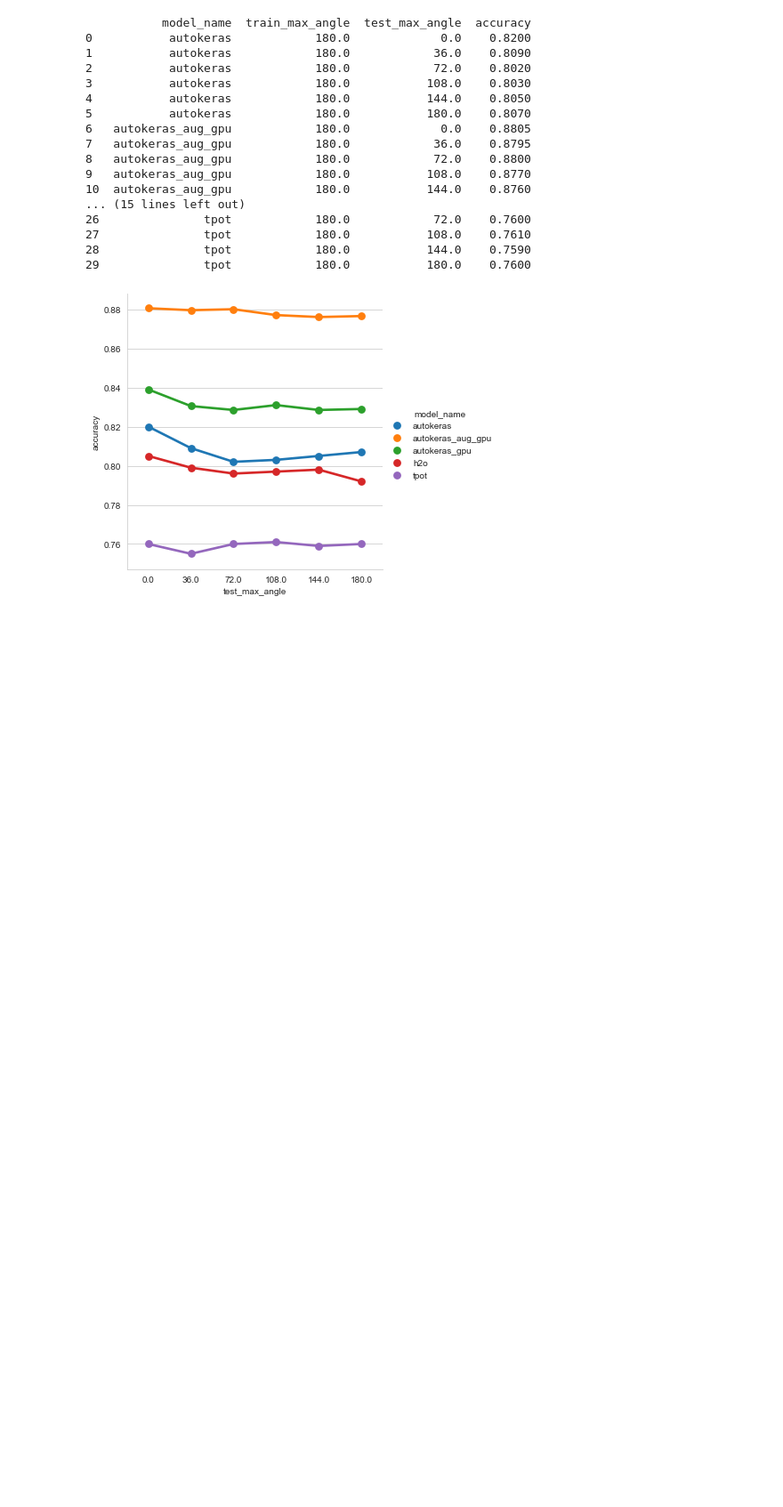
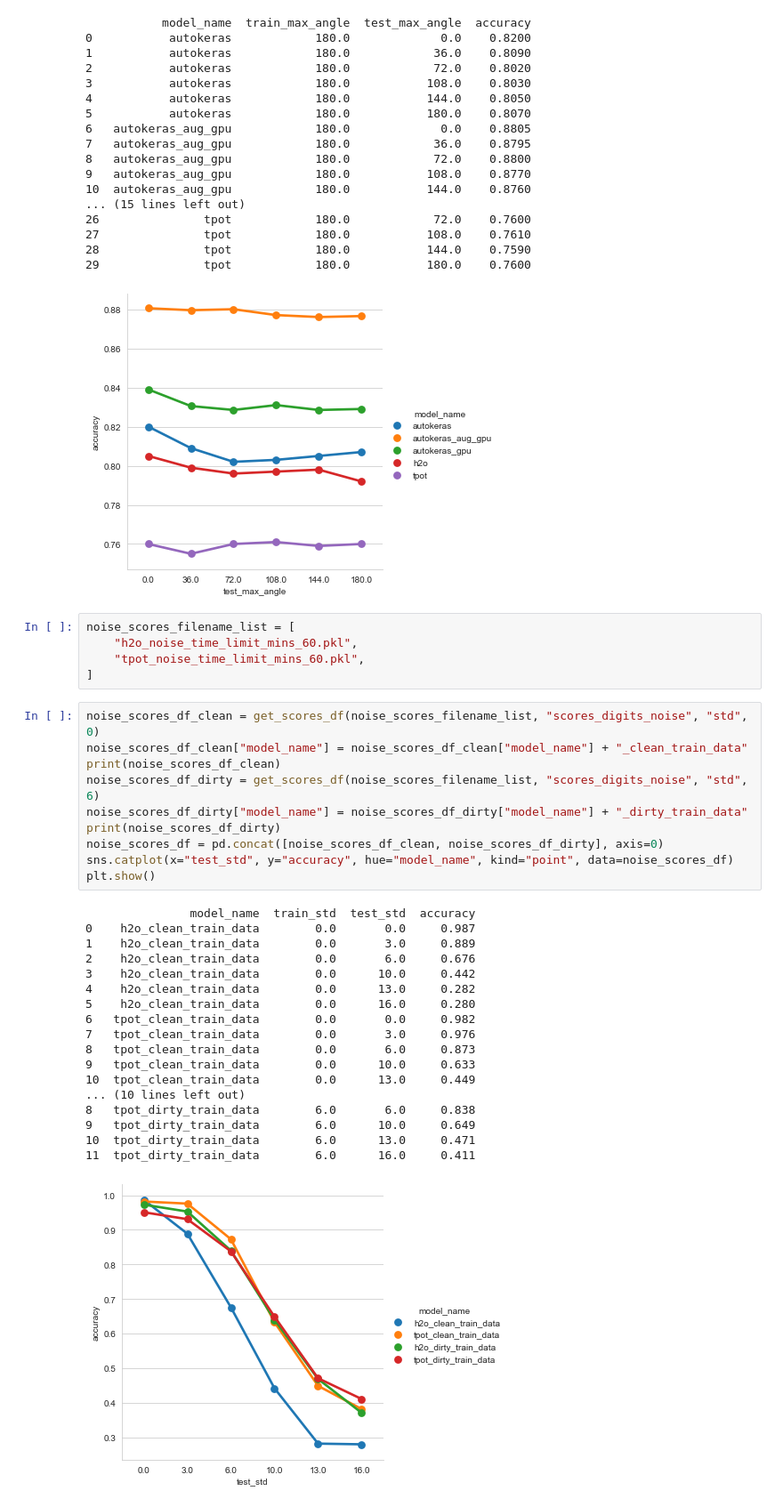
Before and after one commit to thalvari/AutoML_comparison, a Jupyter notebook: accuracy_plotting.ipynb, the cells around one changed output. Shown at 89% size. Saved outputs shown, nothing was run; the diff lists cells and outputs as text; blank space fills up the shorter version.

```diff
--- a/accuracy_plotting.ipynb
+++ b/accuracy_plotting.ipynb
@@ -133,3 +133,37 @@ plt.show()
 28               tpot            180.0           144.0    0.7590
 29               tpot            180.0           180.0    0.7600
 [figure]
+# %%
+noise_scores_filename_list = [
+    "h2o_noise_time_limit_mins_60.pkl",
+    "tpot_noise_time_limit_mins_60.pkl",
+]
+# %%
+noise_scores_df_clean = get_scores_df(noise_scores_filename_list, "scores_digits_noise", "std", 0)
+noise_scores_df_clean["model_name"] = noise_scores_df_clean["model_name"] + "_clean_train_data"
+print(noise_scores_df_clean)
+noise_scores_df_dirty = get_scores_df(noise_scores_filename_list, "scores_digits_noise", "std", 6)
+noise_scores_df_dirty["model_name"] = noise_scores_df_dirty["model_name"] + "_dirty_train_data"
+print(noise_scores_df_dirty)
+noise_scores_df = pd.concat([noise_scores_df_clean, noise_scores_df_dirty], axis=0)
+sns.catplot(x="test_std", y="accuracy", hue="model_name", kind="point", data=noise_scores_df)
+plt.show()
+# %% [output]
+               model_name  train_std  test_std  accuracy
+0    h2o_clean_train_data        0.0       0.0     0.987
+1    h2o_clean_train_data        0.0       3.0     0.889
+2    h2o_clean_train_data        0.0       6.0     0.676
+3    h2o_clean_train_data        0.0      10.0     0.442
+4    h2o_clean_train_data        0.0      13.0     0.282
+5    h2o_clean_train_data        0.0      16.0     0.280
+6   tpot_clean_train_data        0.0       0.0     0.982
+7   tpot_clean_train_data        0.0       3.0     0.976
+8   tpot_clean_train_data        0.0       6.0     0.873
+9   tpot_clean_train_data        0.0      10.0     0.633
+10  tpot_clean_train_data        0.0      13.0     0.449
+... (10 lines left out)
+8   tpot_dirty_train_data        6.0       6.0     0.838
+9   tpot_dirty_train_data        6.0      10.0     0.649
+10  tpot_dirty_train_data        6.0      13.0     0.471
+11  tpot_dirty_train_data        6.0      16.0     0.411
+[figure, added]
```
Also changed, not shown: parts of 2 cells of this notebook.
